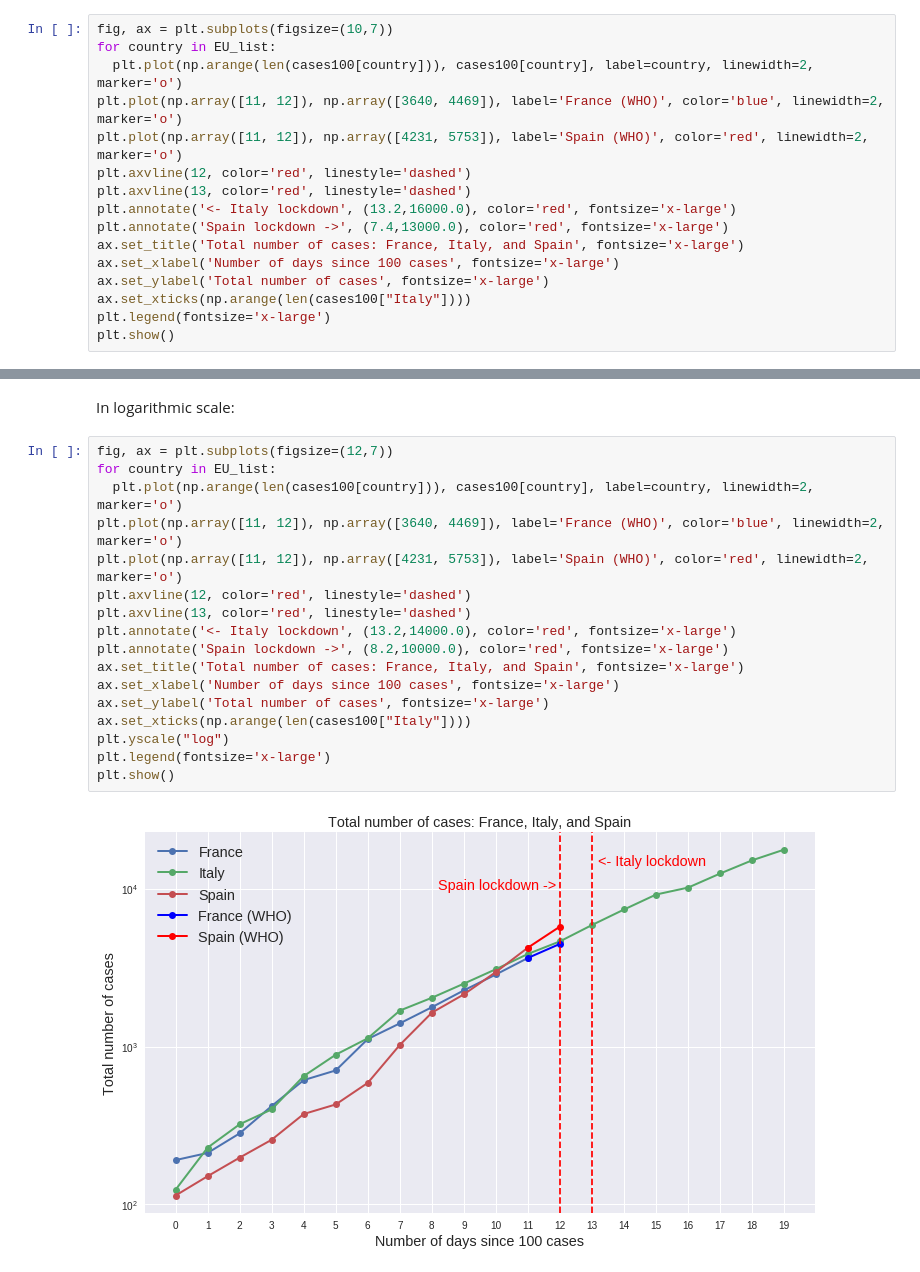
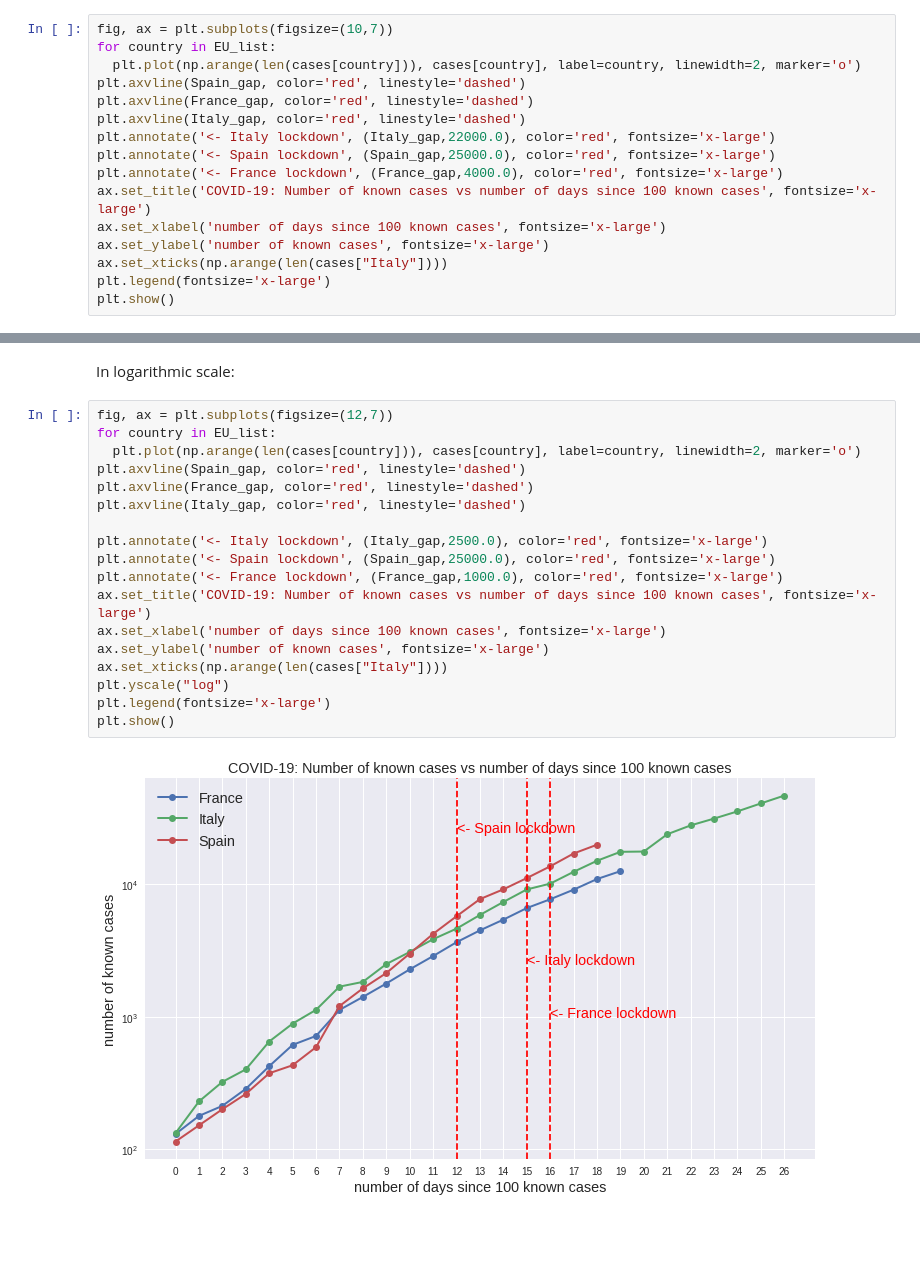
Before and after one commit to alonsosilvaallende/COVID-19, a Jupyter notebook: AddingSpain.ipynb, the cells around one changed output, grey strips where cells are left out. Cells and saved outputs as stored; diff of their text form; blank space fills up the shorter version.

```diff
--- a/AddingSpain.ipynb
+++ b/AddingSpain.ipynb
@@ -18,17 +67,17 @@ On February 24, Italy reaches more than 100 cases and on March 8 Italy imposes l
 # %%
 fig, ax = plt.subplots(figsize=(10,7))
 for country in EU_list:
-  plt.plot(np.arange(len(cases100[country])), cases100[country], label=country, linewidth=2, marker='o')
-plt.plot(np.array([11, 12]), np.array([3640, 4469]), label='France (WHO)', color='blue', linewidth=2, marker='o')
-plt.plot(np.array([11, 12]), np.array([4231, 5753]), label='Spain (WHO)', color='red', linewidth=2, marker='o')
-plt.axvline(12, color='red', linestyle='dashed')
-plt.axvline(13, color='red', linestyle='dashed')
-plt.annotate('<- Italy lockdown', (13.2,16000.0), color='red', fontsize='x-large')
-plt.annotate('Spain lockdown ->', (7.4,13000.0), color='red', fontsize='x-large')
-ax.set_title('Total number of cases: France, Italy, and Spain', fontsize='x-large')
-ax.set_xlabel('Number of days since 100 cases', fontsize='x-large')
-ax.set_ylabel('Total number of cases', fontsize='x-large')
-ax.set_xticks(np.arange(len(cases100["Italy"])))
+  plt.plot(np.arange(len(cases[country])), cases[country], label=country, linewidth=2, marker='o')
+plt.axvline(Spain_gap, color='red', linestyle='dashed')
+plt.axvline(France_gap, color='red', linestyle='dashed')
+plt.axvline(Italy_gap, color='red', linestyle='dashed')
+plt.annotate('<- Italy lockdown', (Italy_gap,22000.0), color='red', fontsize='x-large')
+plt.annotate('<- Spain lockdown', (Spain_gap,25000.0), color='red', fontsize='x-large')
+plt.annotate('<- France lockdown', (France_gap,4000.0), color='red', fontsize='x-large')
+ax.set_title('COVID-19: Number of known cases vs number of days since 100 known cases', fontsize='x-large')
+ax.set_xlabel('number of days since 100 known cases', fontsize='x-large')
+ax.set_ylabel('number of known cases', fontsize='x-large')
+ax.set_xticks(np.arange(len(cases["Italy"])))
 plt.legend(fontsize='x-large')
 plt.show()
 # %% [output]
@@ -38,19 +87,20 @@ In logarithmic scale:
 # %%
 fig, ax = plt.subplots(figsize=(12,7))
 for country in EU_list:
-  plt.plot(np.arange(len(cases100[country])), cases100[country], label=country, linewidth=2, marker='o')
-plt.plot(np.array([11, 12]), np.array([3640, 4469]), label='France (WHO)', color='blue', linewidth=2, marker='o')
-plt.plot(np.array([11, 12]), np.array([4231, 5753]), label='Spain (WHO)', color='red', linewidth=2, marker='o')
-plt.axvline(12, color='red', linestyle='dashed')
-plt.axvline(13, color='red', linestyle='dashed')
-plt.annotate('<- Italy lockdown', (13.2,14000.0), color='red', fontsize='x-large')
-plt.annotate('Spain lockdown ->', (8.2,10000.0), color='red', fontsize='x-large')
-ax.set_title('Total number of cases: France, Italy, and Spain', fontsize='x-large')
-ax.set_xlabel('Number of days since 100 cases', fontsize='x-large')
-ax.set_ylabel('Total number of cases', fontsize='x-large')
-ax.set_xticks(np.arange(len(cases100["Italy"])))
+  plt.plot(np.arange(len(cases[country])), cases[country], label=country, linewidth=2, marker='o')
+plt.axvline(Spain_gap, color='red', linestyle='dashed')
+plt.axvline(France_gap, color='red', linestyle='dashed')
+plt.axvline(Italy_gap, color='red', linestyle='dashed')
+
+plt.annotate('<- Italy lockdown', (Italy_gap,2500.0), color='red', fontsize='x-large')
+plt.annotate('<- Spain lockdown', (Spain_gap,25000.0), color='red', fontsize='x-large')
+plt.annotate('<- France lockdown', (France_gap,1000.0), color='red', fontsize='x-large')
+ax.set_title('COVID-19: Number of known cases vs number of days since 100 known cases', fontsize='x-large')
+ax.set_xlabel('number of days since 100 known cases', fontsize='x-large')
+ax.set_ylabel('number of known cases', fontsize='x-large')
+ax.set_xticks(np.arange(len(cases["Italy"])))
 plt.yscale("log")
 plt.legend(fontsize='x-large')
 plt.show()
 # %% [output]
-[figure, old version]
+[figure, new version]
```
Also changed, not shown: parts of 12 cells of this notebook.
